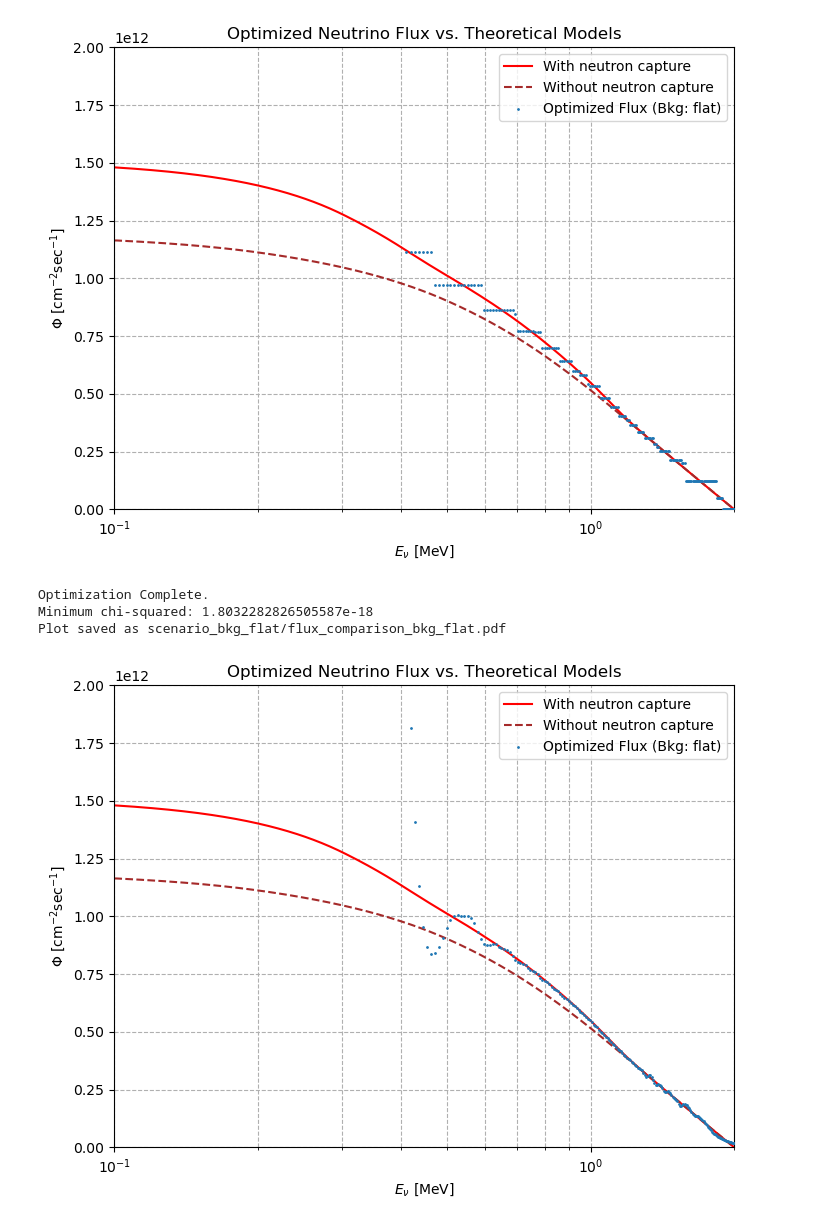
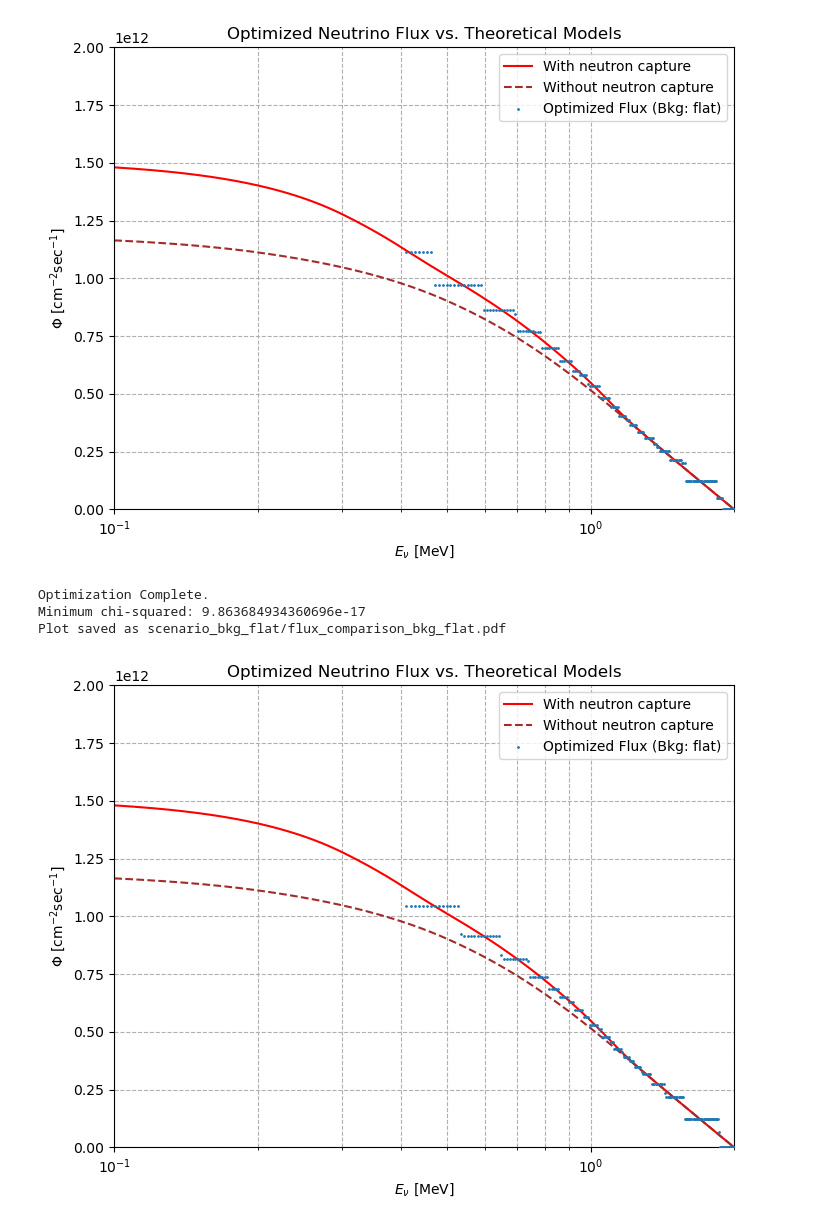
Before and after one commit to kyphys-creator/neutrinoAnalysis, a Jupyter notebook: montecarlo.ipynb, the cells around one changed output. Cells and saved outputs as stored; diff of their text form; code cells hidden in the pictures.

Commit message:
Update regenerated flux comparison plot
Co-Authored-By: Claude Opus 4.7 <noreply@anthropic.com>

```diff
--- a/montecarlo.ipynb
+++ b/montecarlo.ipynb
@@ -25,15 +25,15 @@ Plot saved as scenario_bkg_flat/flux_comparison_bkg_flat.pdf
 [figure]
 # %%
 a2 = NeutrinoAnalysis(background_scenario='flat', intervals='180',
-                     GeV=1e10, solver='osqp')
+                     GeV=0.32e16, solver='osqp')
 result_flat2 = a2.optimize(a.data_vector)
 print("\nOptimization Complete.")
 print(f"Minimum chi-squared: {result_flat2.fun / a2.c}")
 # 3. Plot the primary result: the optimized flux vs. theory.
 a2.plot_flux_comparison(save = True)
 # %% [output]
 Optimization Complete.
-Minimum chi-squared: 1.8032282826505587e-18
+Minimum chi-squared: 9.863684934360696e-17
 Plot saved as scenario_bkg_flat/flux_comparison_bkg_flat.pdf
-[figure, old version]
+[figure, new version]
 # %%
```
Also changed, not shown: parts of 1 cell of this notebook, 1 other file.
